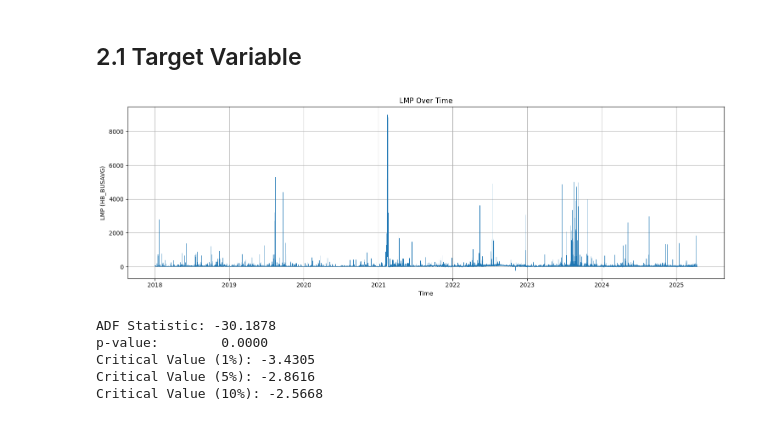
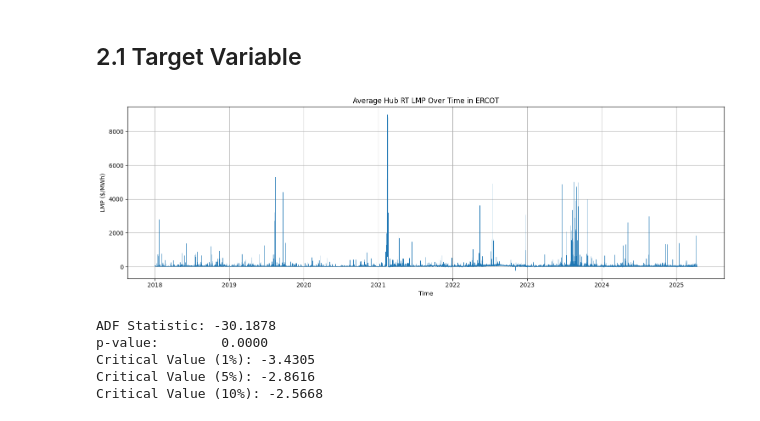
Before and after one commit to jessalynlc/IDS705_final_project, a Jupyter notebook: data_scrape.ipynb, the cells around one changed output. Saved outputs shown, nothing was run; the diff lists cells and outputs as text; code cells hidden in the pictures.

```diff
--- a/data_scrape.ipynb
+++ b/data_scrape.ipynb
@@ -286,27 +286,27 @@ df = pd.read_csv('all_hourly_data.csv')
 # %%
 import pandas as pd
 import matplotlib.pyplot as plt
 
 #
 df = pd.read_csv('all_hourly_data.csv')
 
 #
 df['interval_start_local'] = pd.to_datetime(df['interval_start_local'])
 
 #
 df = df.sort_values('interval_start_local')
 
 #
 plt.figure(figsize=(15, 5))
-plt.plot(df['interval_start_local'], df['lmp_HB_BUSAVG'], linewidth=0.5)
+plt.plot(df['interval_start_local'], df['Hub Average LMP'], linewidth=0.5)
 plt.xlabel('Time')
-plt.ylabel('LMP (HB_BUSAVG)')
-plt.title('Average ERCOT Hub Real Time LMP Over Time')
+plt.ylabel('LMP ($/MWh)')
+plt.title('Average Hub RT LMP Over Time in ERCOT')
 plt.grid(True)
 plt.tight_layout()
 plt.show()
 # %% [output]
-[figure, old version]
+[figure, new version]
 # %%
 from statsmodels.tsa.stattools import adfuller
 
```
Also changed, not shown: parts of 3 cells of this notebook.
